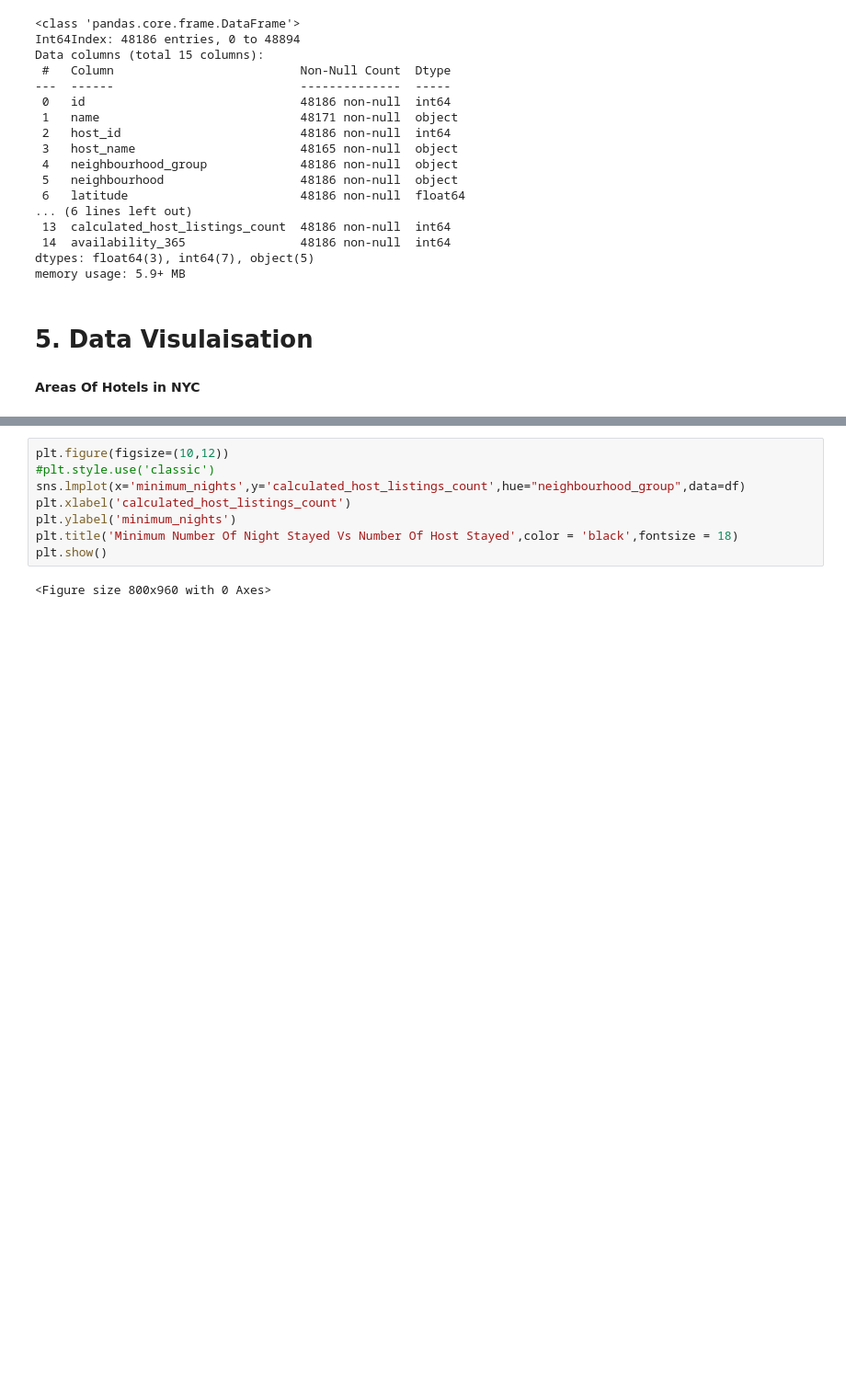
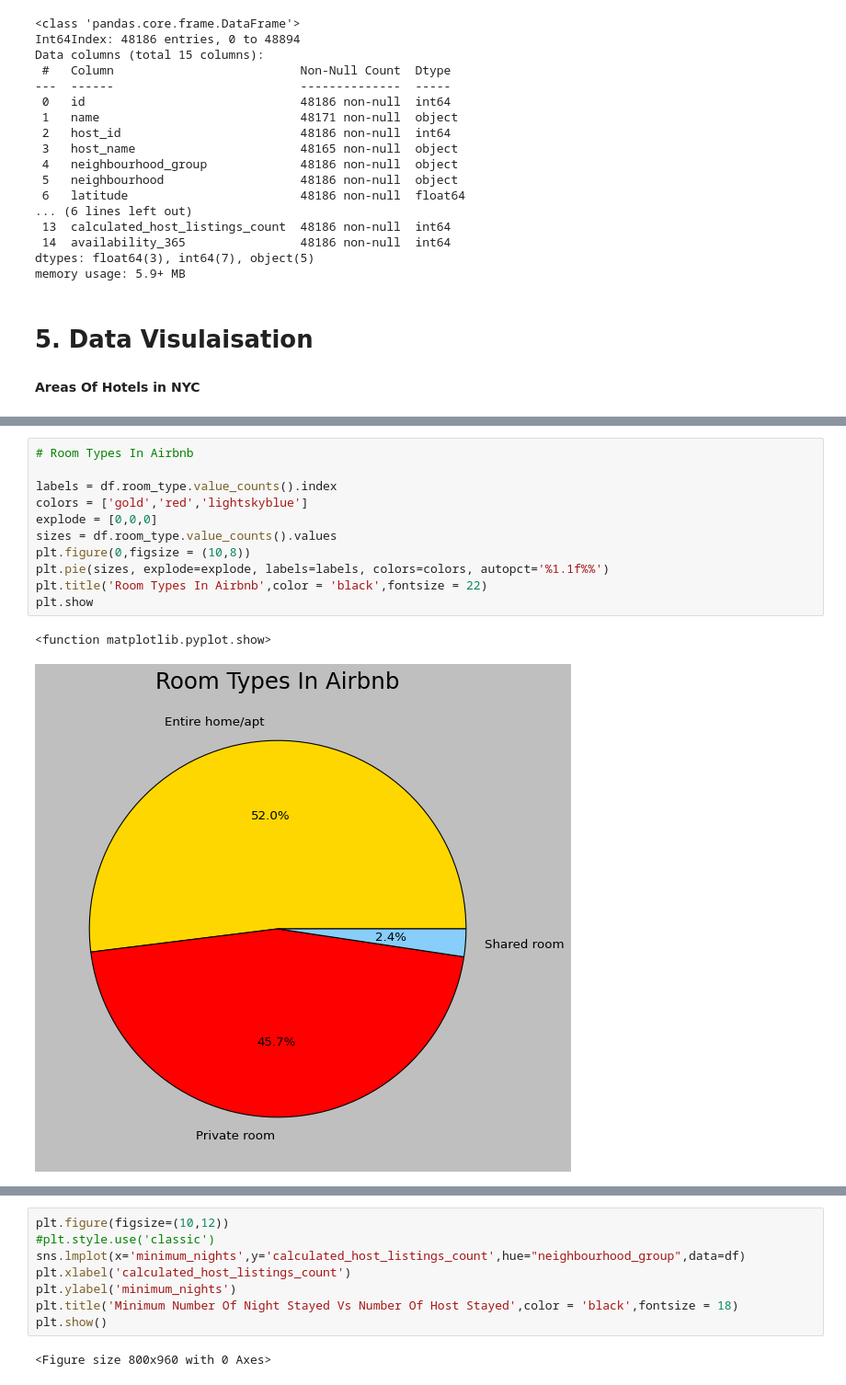
Before and after one commit to amanjn7/Airbnb-Booking-Analysis, a Jupyter notebook: Aman_Jain_Airbnb_Bookings_Analysis_Capstone_Project.ipynb, the cells around one changed output, grey strips where cells are left out. Shown at 92% size. Cells and saved outputs as stored; diff of their text form; blank space fills up the shorter version.

```diff
--- a/Aman_Jain_Airbnb_Bookings_Analysis_Capstone_Project.ipynb
+++ b/Aman_Jain_Airbnb_Bookings_Analysis_Capstone_Project.ipynb
@@ -455,0 +434,14 @@ plt.show()
+# %%
+# Room Types In Airbnb
+
+labels = df.room_type.value_counts().index
+colors = ['gold','red','lightskyblue']
+explode = [0,0,0]
+sizes = df.room_type.value_counts().values
+plt.figure(0,figsize = (10,8))
+plt.pie(sizes, explode=explode, labels=labels, colors=colors, autopct='%1.1f%%')
+plt.title('Room Types In Airbnb',color = 'black',fontsize = 22)
+plt.show
+# %% [output]
+<function matplotlib.pyplot.show>
+[figure, added]
```
Also changed, not shown: parts of 39 cells of this notebook.
